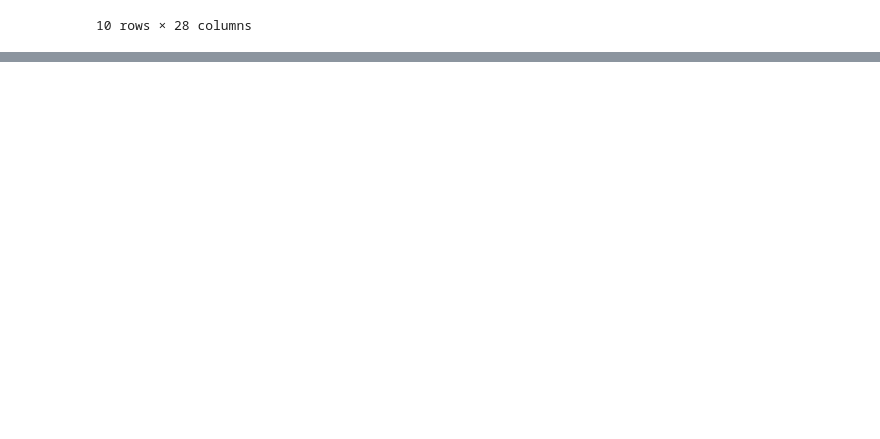
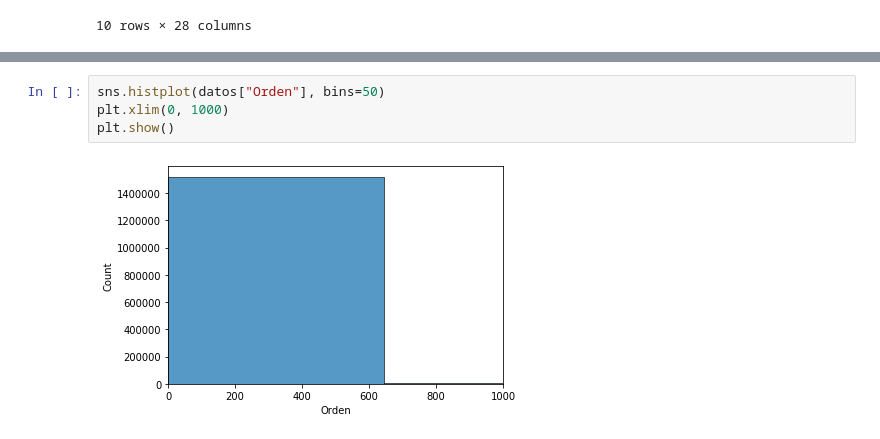
Before and after one commit to evillara2816/Veterinarios-Guau, a Jupyter notebook: Tienda_Guau.ipynb, the cells around one changed output, grey strips where cells are left out. Cells and saved outputs as stored; diff of their text form; blank space fills up the shorter version.

```diff
--- a/Tienda_Guau.ipynb
+++ b/Tienda_Guau.ipynb
@@ -171,0 +225,6 @@ Name: FechaPedido, dtype: datetime64[ns]
+# %%
+sns.histplot(datos["Orden"], bins=50)
+plt.xlim(0, 1000)
+plt.show()
+# %% [output]
+[figure, added]
```
Also changed, not shown: parts of 47 cells of this notebook.
